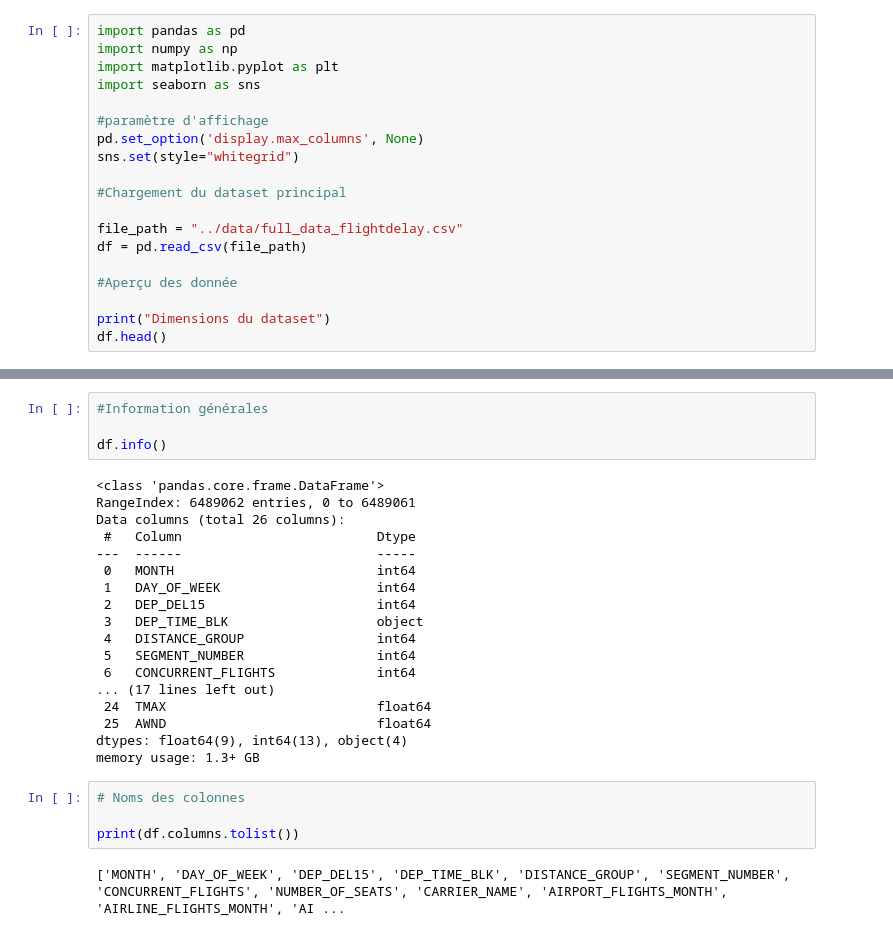
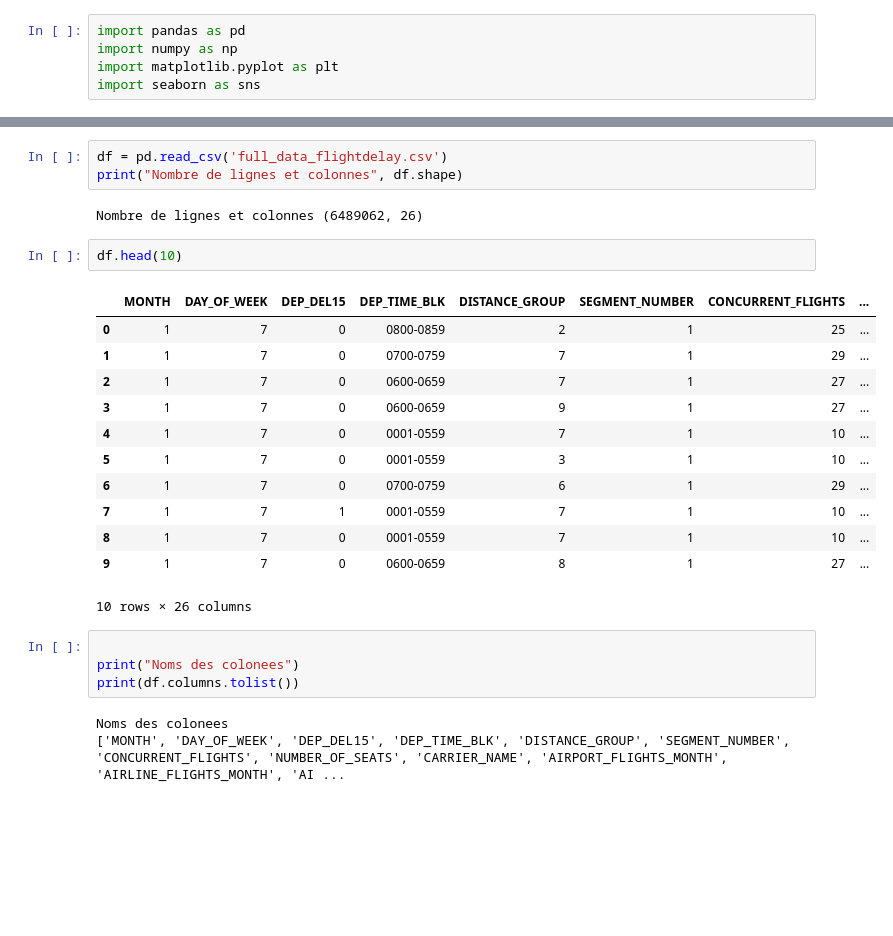
Before and after one commit to Duval2035/Flight_Delay_Analysis, a Jupyter notebook: notebooks/data_exploration.ipynb, the cells around one changed output, grey strips where cells are left out. Cells and saved outputs as stored; diff of their text form; blank space fills up the shorter version.

```diff
--- a/notebooks/data_exploration.ipynb
+++ b/notebooks/data_exploration.ipynb
@@ -3,17 +3,3 @@ import pandas as pd
 import numpy as np
 import matplotlib.pyplot as plt
 import seaborn as sns
-
-#paramètre d'affichage
-pd.set_option('display.max_columns', None)
-sns.set(style="whitegrid")
-
-#Chargement du dataset principal
-
-file_path = "../data/full_data_flightdelay.csv"
-df = pd.read_csv(file_path)
-
-#Aperçu des donnée
-
-print("Dimensions du dataset")
-df.head()
@@ -28,29 +6,28 @@ Dimensions du dataset
-# %%
-#Information générales
-
-df.info()
-# %% [output]
-<class 'pandas.core.frame.DataFrame'>
-RangeIndex: 6489062 entries, 0 to 6489061
-Data columns (total 26 columns):
- #   Column                         Dtype
----  ------                         -----
- 0   MONTH                          int64
- 1   DAY_OF_WEEK                    int64
- 2   DEP_DEL15                      int64
- 3   DEP_TIME_BLK                   object
- 4   DISTANCE_GROUP                 int64
- 5   SEGMENT_NUMBER                 int64
- 6   CONCURRENT_FLIGHTS             int64
-... (17 lines left out)
- 24  TMAX                           float64
- 25  AWND                           float64
-dtypes: float64(9), int64(13), object(4)
-memory usage: 1.3+ GB
+# %%
+df = pd.read_csv('full_data_flightdelay.csv')
+print("Nombre de lignes et colonnes", df.shape)
+# %% [output]
+Nombre de lignes et colonnes (6489062, 26)
+# %%
+df.head(10)
+# %% [output]
+|  | MONTH | DAY_OF_WEEK | DEP_DEL15 | DEP_TIME_BLK | DISTANCE_GROUP | SEGMENT_NUMBER | CONCURRENT_FLIGHTS | ... |
+| 0 | 1 | 7 | 0 | 0800-0859 | 2 | 1 | 25 | ... |
+| 1 | 1 | 7 | 0 | 0700-0759 | 7 | 1 | 29 | ... |
+| 2 | 1 | 7 | 0 | 0600-0659 | 7 | 1 | 27 | ... |
+| 3 | 1 | 7 | 0 | 0600-0659 | 9 | 1 | 27 | ... |
+| 4 | 1 | 7 | 0 | 0001-0559 | 7 | 1 | 10 | ... |
+| 5 | 1 | 7 | 0 | 0001-0559 | 3 | 1 | 10 | ... |
+| 6 | 1 | 7 | 0 | 0700-0759 | 6 | 1 | 29 | ... |
+| 7 | 1 | 7 | 1 | 0001-0559 | 7 | 1 | 10 | ... |
+| 8 | 1 | 7 | 0 | 0001-0559 | 7 | 1 | 10 | ... |
+| 9 | 1 | 7 | 0 | 0600-0659 | 8 | 1 | 27 | ... |
+10 rows × 26 columns
 # %%
-# Noms des colonnes
 
+print("Noms des colonees")
 print(df.columns.tolist())
 # %% [output]
+Noms des colonees
 ['MONTH', 'DAY_OF_WEEK', 'DEP_DEL15', 'DEP_TIME_BLK', 'DISTANCE_GROUP', 'SEGMENT_NUMBER', 'CONCURRENT_FLIGHTS', 'NUMBER_OF_SEATS', 'CARRIER_NAME', 'AIRPORT_FLIGHTS_MONTH', 'AIRLINE_FLIGHTS_MONTH', 'AI ...
 # %%
```
Also changed, not shown: parts of 11 cells of this notebook, 2 other files.
